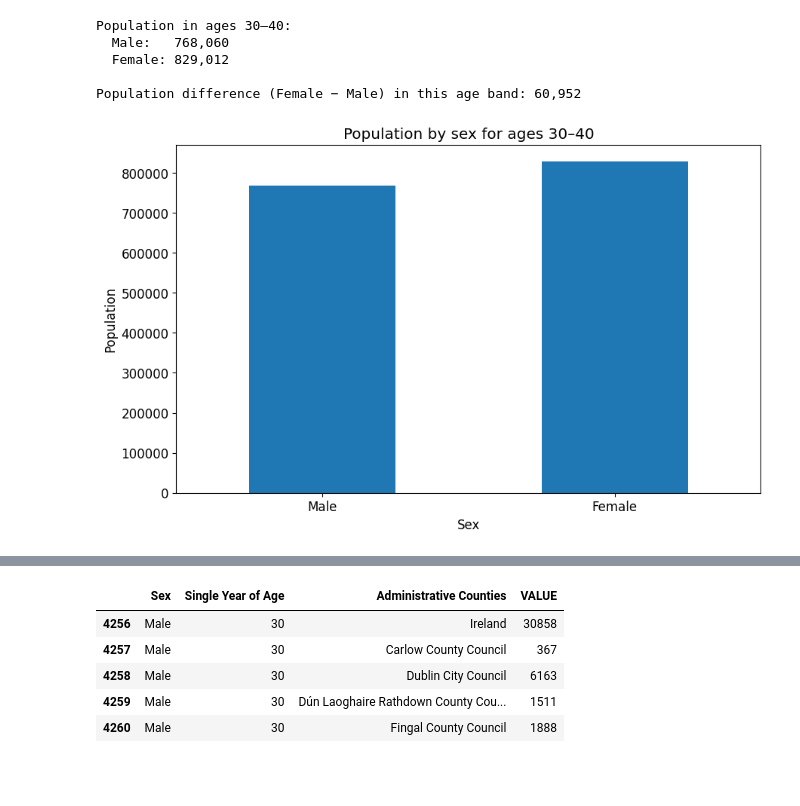
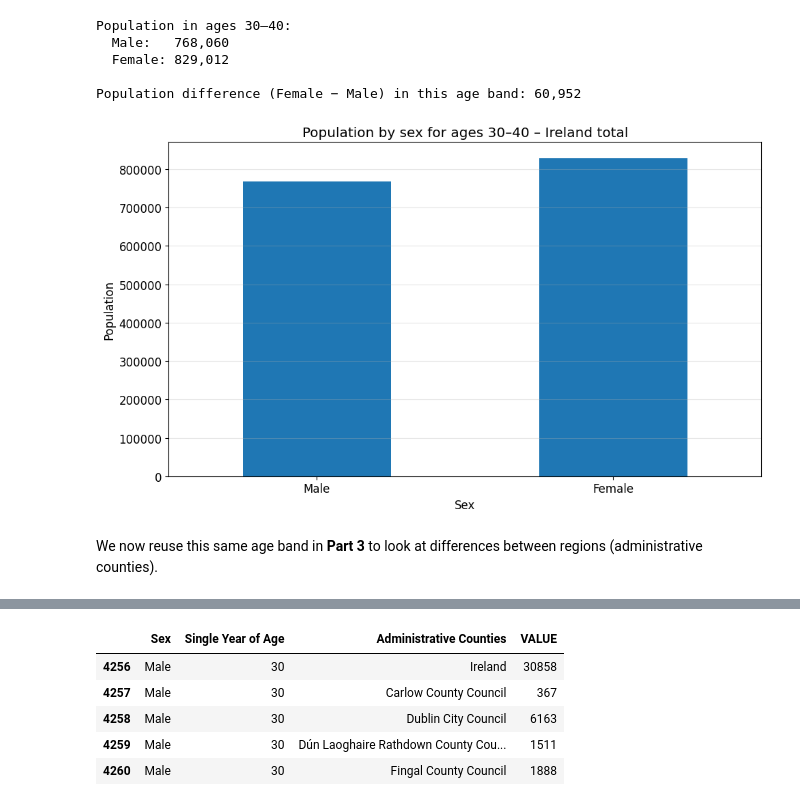
Before and after one commit to EderOlimpio/PFDA, a Jupyter notebook: assignments/assignment05-population.ipynb, the cells around one changed output, grey strips where cells are left out. Saved outputs shown, nothing was run; the diff lists cells and outputs as text; code cells hidden in the pictures; blank space fills up the shorter version.

Commit message:
Polish assignment 05 notebook with explanations and plots

```diff
--- a/assignments/assignment05-population.ipynb
+++ b/assignments/assignment05-population.ipynb
@@ -206,12 +252,17 @@ Population in ages 30–40:
 
 Population difference (Female − Male) in this age band: 60,952
 # %%
-band_sum = band.sum()
-band_sum.plot(kind="bar")
-plt.ylabel("Population")
-plt.title(f"Population by sex for ages {lower_age}–{upper_age}")
+band_totals = band.sum()
+ax = band_totals.plot(kind="bar")
+ax.set_ylabel("Population")
+ax.set_title(f"Population by sex for ages {lower_age}–{upper_age} – Ireland total")
+ax.grid(axis="y", alpha=0.3)
 plt.xticks(rotation=0)
+plt.tight_layout()
 plt.show()
 # %% [output]
-[figure, old version]
+[figure, new version]
+# %% [markdown]
+We now reuse this same age band in **Part 3** to look at differences
+between regions (administrative counties).
 # %% [markdown]
```
Also changed, not shown: parts of 14 cells of this notebook.
